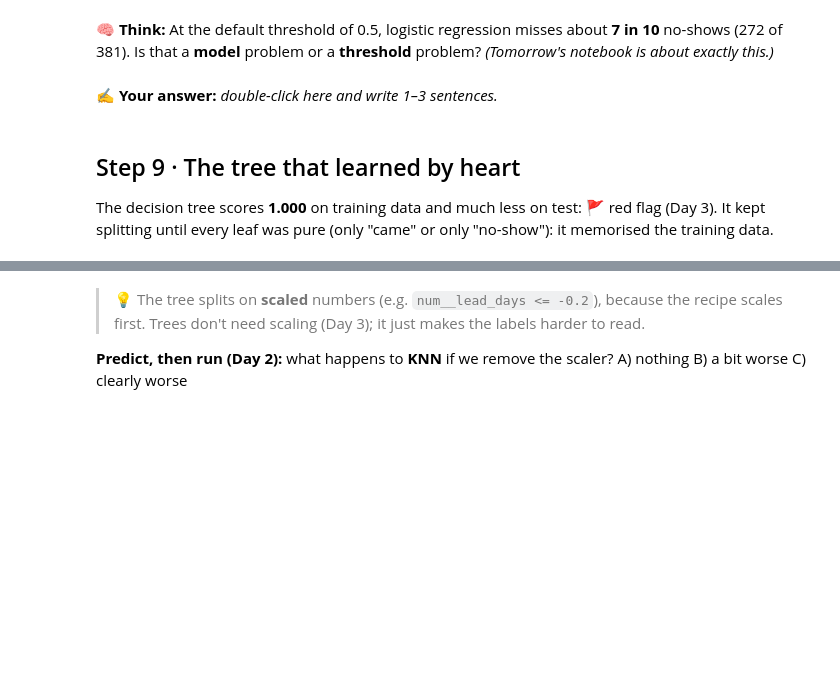
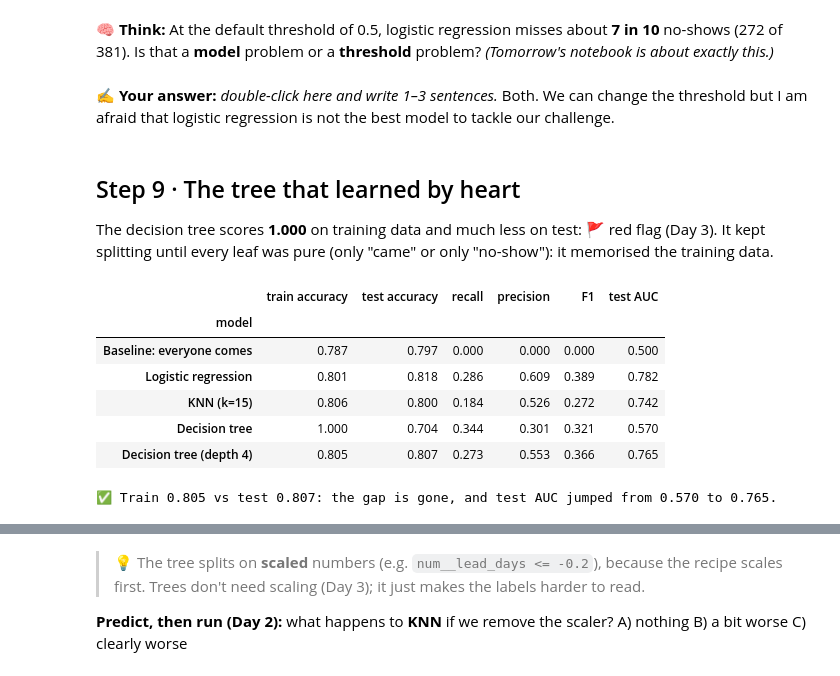
Before and after one commit to andrioliserena/hands_on_ml, a Jupyter notebook: 1_first_model.ipynb, the cells around one changed output, grey strips where cells are left out. Saved outputs shown, nothing was run; the diff lists cells and outputs as text; code cells hidden in the pictures; blank space fills up the shorter version.

```diff
--- a/1_first_model.ipynb
+++ b/1_first_model.ipynb
@@ -150,7 +186,7 @@ A model can't use a raw date. But **how far ahead** the patient booked, the **we
 # %%
 # ✏️ Your turn: build three features from the two date columns
 # Hint: .dt.days turns a time difference into a number of days; .dt.hour takes the hour of a date-time.
-appointments["lead_days"] = (appointments["appointment_at"].dt.normalize() - appointments["booked_at"]).dt.___
+appointments["lead_days"] = (appointments["appointment_at"].dt.normalize() - appointments["booked_at"]).dt.days
 appointments["weekday"] = appointments["appointment_at"].dt.day_name()
-appointments["hour"] = appointments["appointment_at"].dt.___
+appointments["hour"] = appointments["appointment_at"].dt.hour
 appointments[["booked_at", "appointment_at", "lead_days", "weekday", "hour"]].head()
@@ -183,8 +238,8 @@ In real use the model always predicts **upcoming** appointments using what it le
 features = ["lead_days", "weekday", "hour", "clinic_city", "specialty", "booking_channel",
             "age", "insurance", "distance_km", "sms_opt_in", "prior_appointments", "prior_no_shows"]
 cutoff = "2026-08-01"
-is_train = appointments["appointment_at"] ___ cutoff
-is_test = appointments["appointment_at"] ___ cutoff
+is_train = appointments["appointment_at"] < cutoff
+is_test = appointments["appointment_at"] >= cutoff
 
 X_train, y_train = appointments.loc[is_train, features], appointments.loc[is_train, "no_show"]
 X_test, y_test = appointments.loc[is_test, features], appointments.loc[is_test, "no_show"]
@@ -212,9 +275,9 @@ numeric = ["lead_days", "hour", "age", "distance_km", "sms_opt_in", "prior_appoi
 categorical = ["weekday", "clinic_city", "specialty", "booking_channel", "insurance"]
 
 prep = ColumnTransformer([
-    ("num", Pipeline([("fill", SimpleImputer(strategy=___, add_indicator=True)),
-                      ("scale", ___)]), numeric),
-    ("cat", OneHotEncoder(handle_unknown=___, sparse_output=False), categorical),
+    ("num", Pipeline([("fill", SimpleImputer(strategy="mean", add_indicator=True)),
+                      ("scale", StandardScaler())]), numeric),
+    ("cat", OneHotEncoder(handle_unknown="ignore", sparse_output=False), categorical),
 ])
 X_train_ready = prep.fit_transform(X_train)
 print("Ready-to-learn table:", X_train_ready.shape)
@@ -244,8 +311,8 @@ def evaluate(name, model):
 # ✏️ Your turn: fill in the two missing model classes
 models = {
     "Logistic regression": LogisticRegression(max_iter=1000),
-    "KNN (k=15)": ___(n_neighbors=15),
-    "Decision tree": ___(random_state=42),
+    "KNN (k=15)": KNeighborsClassifier(n_neighbors=15),
+    "Decision tree": DecisionTreeClassifier(random_state=42),
 }
 fitted, rows = {}, [{"model": "Baseline: everyone comes", "train accuracy": 1 - y_train.mean(),
                      "test accuracy": 1 - y_test.mean(), "recall": 0.0, "precision": 0.0, "F1": 0.0, "test AUC": 0.5}]
@@ -289,21 +373,31 @@ print("🏁 M2 reached: three models compared against a baseline.")
 # %% [markdown]
 🧠 **Think:** At the default threshold of 0.5, logistic regression misses about **7 in 10** no-shows (272 of 381). Is that a **model** problem or a **threshold** problem? *(Tomorrow's notebook is about exactly this.)*
 # %% [markdown]
-**✍️ Your answer:** *double-click here and write 1–3 sentences.*
+**✍️ Your answer:** *double-click here and write 1–3 sentences.* Both. We can change the threshold but I am afraid that logistic regression is not the best model to tackle our challenge.
 # %% [markdown]
 ## Step 9 · The tree that learned by heart
 
 The decision tree scores **1.000** on training data and much less on test: 🚩 red flag (Day 3). It kept splitting until every leaf was pure (only "came" or only "no-show"): it memorised the training data.
 # %%
 # ✏️ Your turn: limit the depth (Day 3) and compare. Try 4.
-pruned_pipe, pruned_row = evaluate("Decision tree (depth 4)", DecisionTreeClassifier(max_depth=___, random_state=42))
+pruned_pipe, pruned_row = evaluate("Decision tree (depth 4)", DecisionTreeClassifier(max_depth=4, random_state=42))
 results = pd.concat([results, pd.DataFrame([pruned_row]).set_index("model").round(3)])
 results
+# %% [output]
+|  | train accuracy | test accuracy | recall | precision | F1 | test AUC |
+| model |  |  |  |  |  |  |
+| Baseline: everyone comes | 0.787 | 0.797 | 0.000 | 0.000 | 0.000 | 0.500 |
+| Logistic regression | 0.801 | 0.818 | 0.286 | 0.609 | 0.389 | 0.782 |
+| KNN (k=15) | 0.806 | 0.800 | 0.184 | 0.526 | 0.272 | 0.742 |
+| Decision tree | 1.000 | 0.704 | 0.344 | 0.301 | 0.321 | 0.570 |
+| Decision tree (depth 4) | 0.805 | 0.807 | 0.273 | 0.553 | 0.366 | 0.765 |
 # %%
 # ✅ Check
 assert pruned_pipe.named_steps["model"].get_depth() == 4
 print(f"✅ Train {pruned_row['train accuracy']:.3f} vs test {pruned_row['test accuracy']:.3f}: the gap is gone, and test AUC jumped from "
       f"{results.loc['Decision tree', 'test AUC']:.3f} to {pruned_row['test AUC']:.3f}.")
+# %% [output]
+✅ Train 0.805 vs test 0.807: the gap is gone, and test AUC jumped from 0.570 to 0.765.
 # %%
 # ▶️ Run: the top of the pruned tree, the part you could show Dr. Okafor
 names = pruned_pipe.named_steps["prep"].get_feature_names_out()
```
Also changed, not shown: parts of 33 cells of this notebook, 1 other file.
